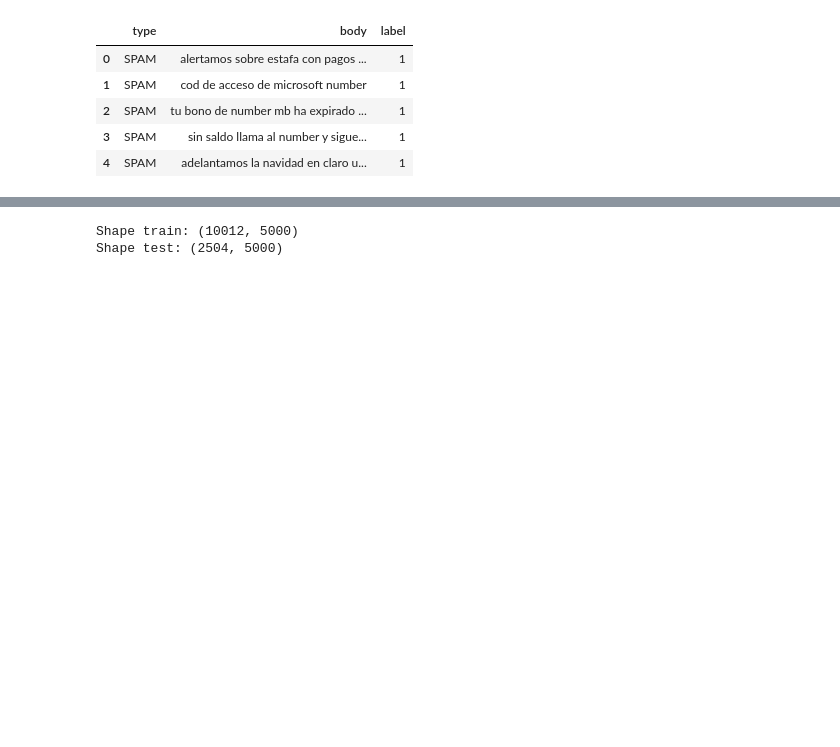
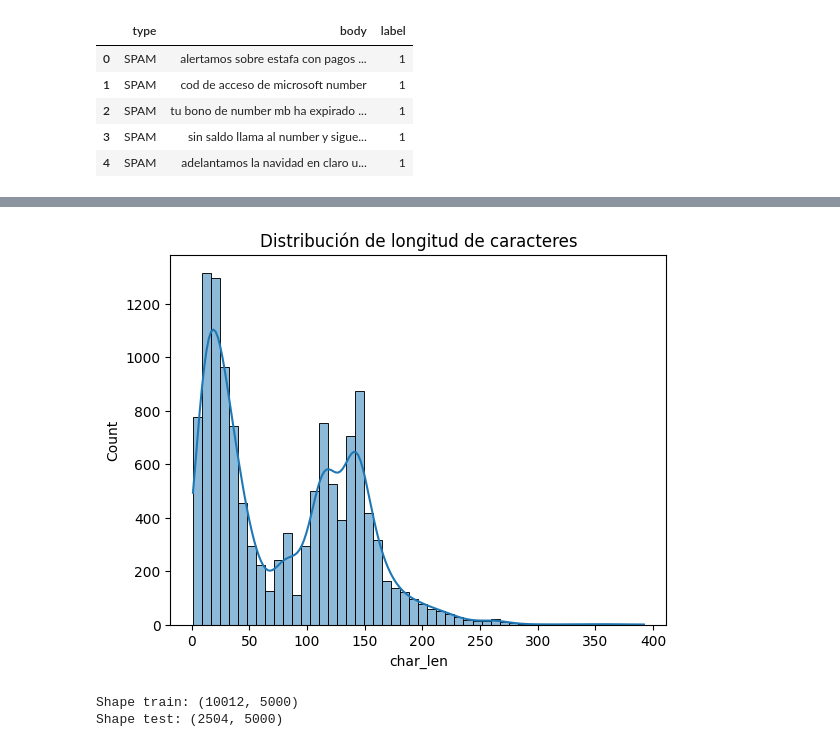
Before and after one commit to alexdavid723/spamcl, a Jupyter notebook: Spamlgt.ipynb, the cells around one changed output, grey strips where cells are left out. Saved outputs shown, nothing was run; the diff lists cells and outputs as text; code cells hidden in the pictures; blank space fills up the shorter version.

```diff
--- a/Spamlgt.ipynb
+++ b/Spamlgt.ipynb
@@ -52,3 +63,13 @@ df.head()
+# %%
+# Longitud de los mensajes
+df['char_len'] = df['body'].astype(str).apply(len)
+df['word_count'] = df['body'].astype(str).apply(lambda x: len(x.split()))
+
+sns.histplot(df['char_len'], bins=50, kde=True)
+plt.title("Distribución de longitud de caracteres")
+plt.show()
+# %% [output]
+[figure, added]
 # %%
 X = df["body"]
 y = df["label"]
```
Also changed, not shown: parts of 5 cells of this notebook, 2 other files.
